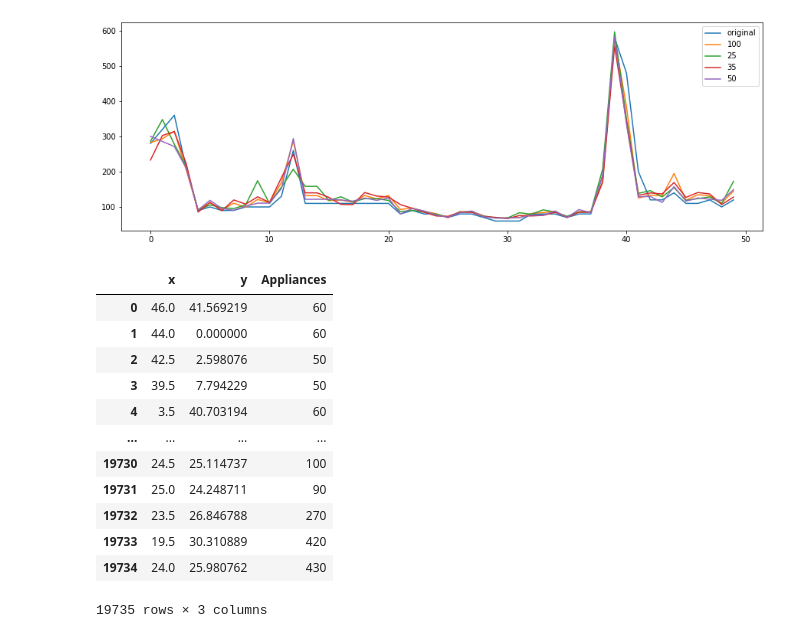
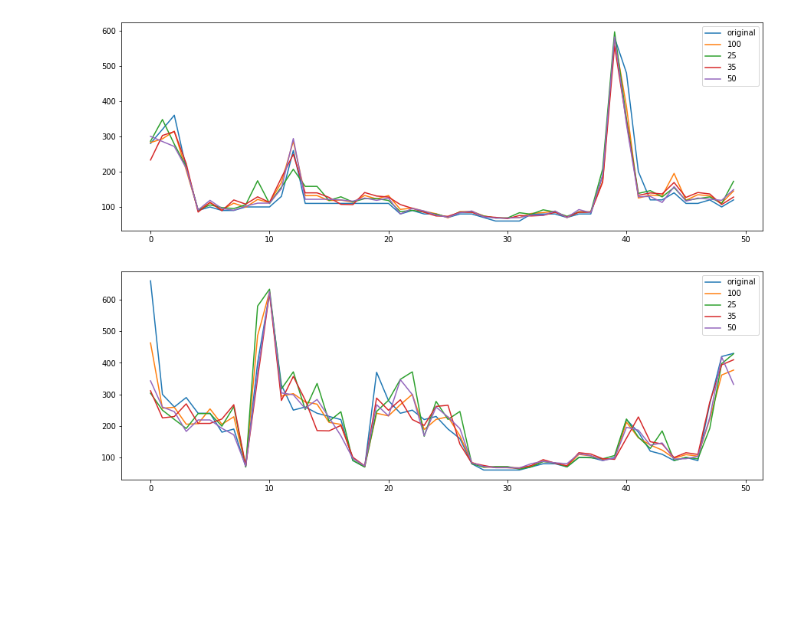
Before and after one commit to MatheusCascalho/Appliance-Energy-Prediction, a Jupyter notebook: notebooks/Forecasts.ipynb, the cells around one changed output. Cells and saved outputs as stored; diff of their text form; code cells hidden in the pictures; blank space fills up the shorter version.

```diff
--- a/notebooks/Forecasts.ipynb
+++ b/notebooks/Forecasts.ipynb
@@ -68,23 +68,11 @@ plt.legend();
 # %%
 plt.figure(figsize=(15,5))
 
 original = som_reductions['100']['Appliances'][-test:].values
-plt.plot(original[:50], label='original')
+plt.plot(original[-50:], label='original')
 
 for grid in forecasts:
-    plt.plot(forecasts[grid][:50], label=grid)
+    plt.plot(forecasts[grid][-50:], label=grid)
 plt.legend();
 # %% [output]
-|  | x | y | Appliances |
-| 0 | 46.0 | 41.569219 | 60 |
-| 1 | 44.0 | 0.000000 | 60 |
-| 2 | 42.5 | 2.598076 | 50 |
-| 3 | 39.5 | 7.794229 | 50 |
-| 4 | 3.5 | 40.703194 | 60 |
-| ... | ... | ... | ... |
-| 19730 | 24.5 | 25.114737 | 100 |
-| 19731 | 25.0 | 24.248711 | 90 |
-| 19732 | 23.5 | 26.846788 | 270 |
-| 19733 | 19.5 | 30.310889 | 420 |
-| 19734 | 24.0 | 25.980762 | 430 |
-19735 rows × 3 columns
+[figure, added]
```
Also changed, not shown: 2 other files.
